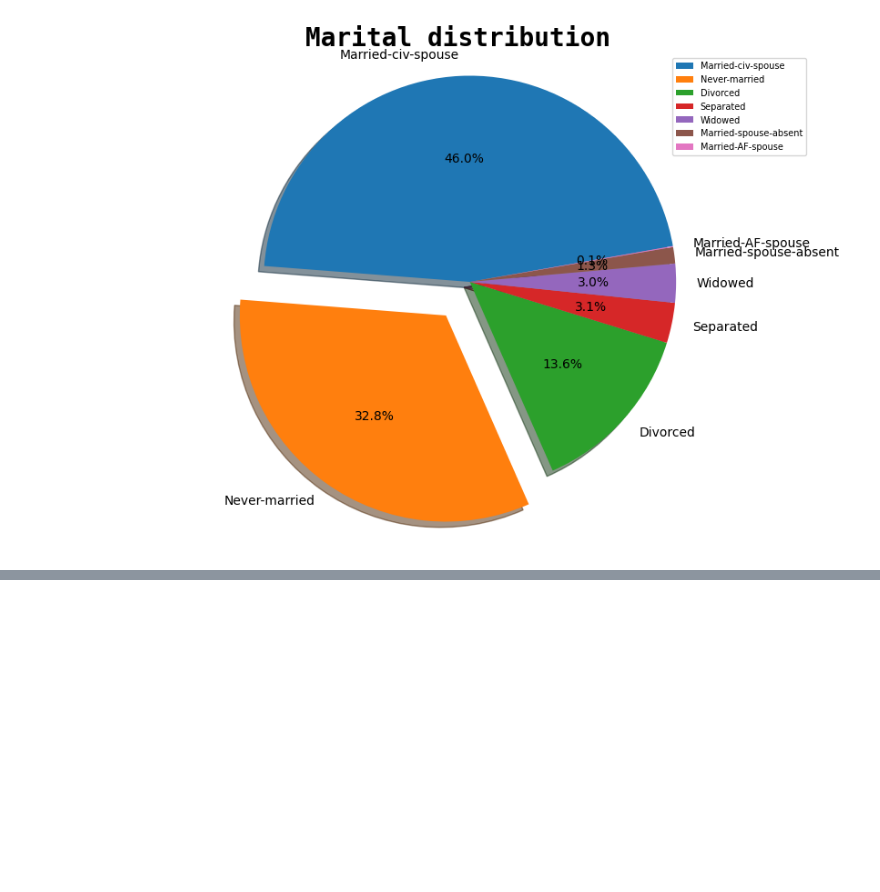
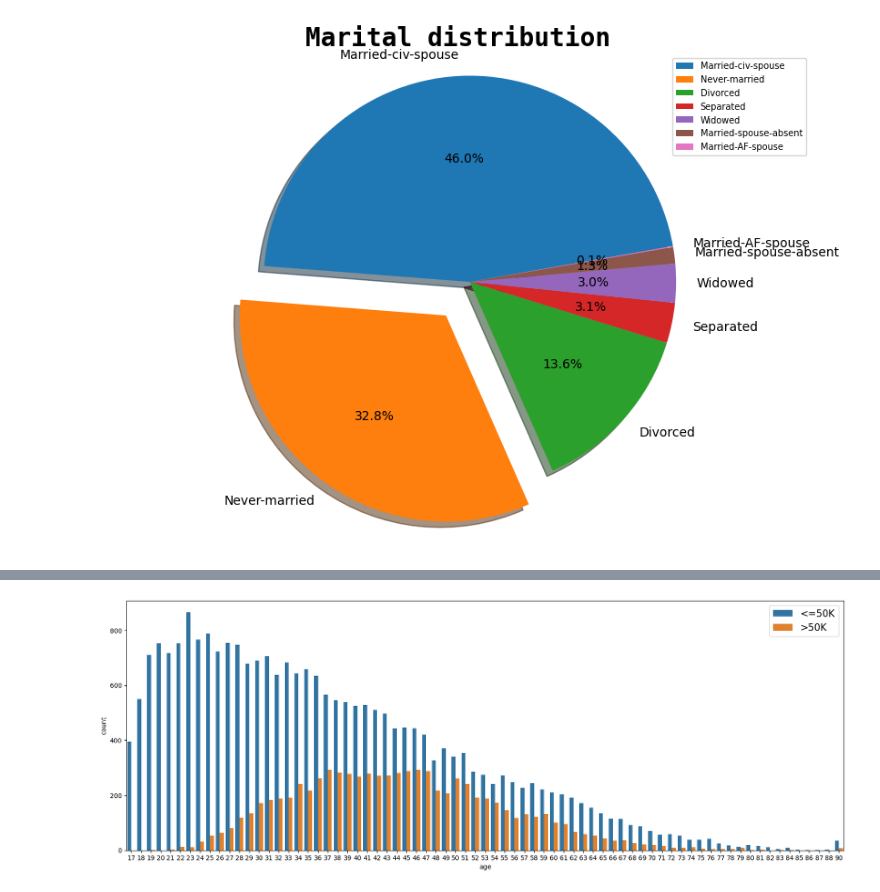
Before and after one commit to timkao/MachineLearning, a Jupyter notebook: classification_practice.ipynb, the cells around one changed output, grey strips where cells are left out. Drawn from its saved outputs; the diff is of its cells as text; code cells hidden in the pictures; blank space fills up the shorter version.

```diff
--- a/classification_practice.ipynb
+++ b/classification_practice.ipynb
@@ -137,0 +157,19 @@ plt.show()
+# %%
+# Creating a countplot of income across age
+income = df_replaced['income']
+age = df_replaced['age']
+
+plt.style.use('default')
+plt.figure(figsize = (20, 7))
+
+# The hue parameter adds a second level of grouping to the plot by a
+# different categorical variable, income. The income variable should also be a
+# column name from a DataFrame or a Series. This will result in each age
+# category being further divided by the different income categories, and each
+# bar will be color-coded according to the income categories.
+sns.countplot(x = age, hue = income)
+
+plt.legend(loc=1, prop={'size': 15})
+plt.show()
+# %% [output]
+[figure, added]
```
Also changed, not shown: parts of 6 cells of this notebook, 1 other file.
